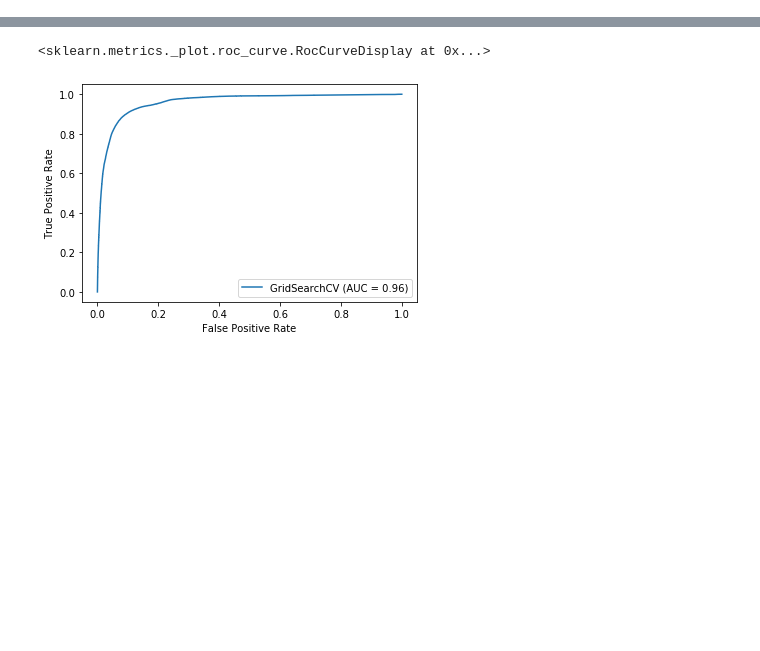
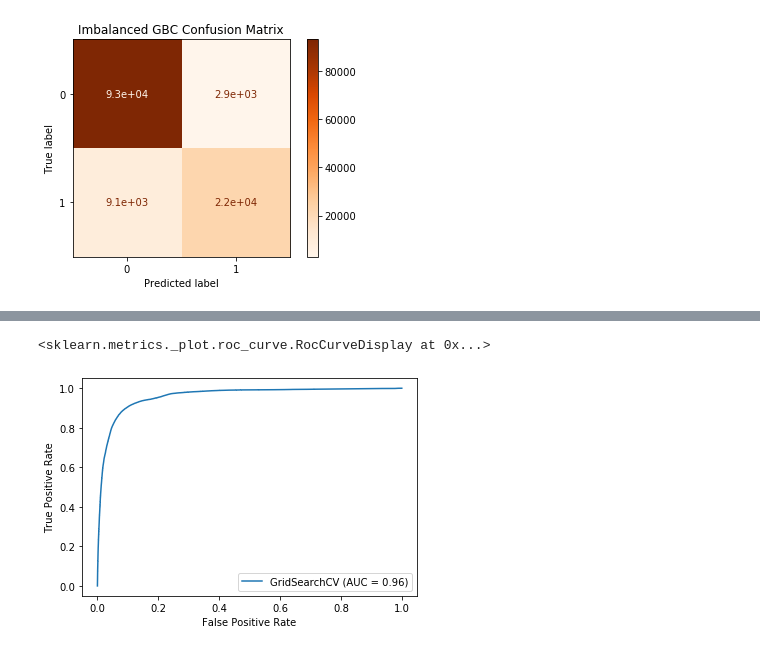
Before and after one commit to DJGump/loan_default_predicition, a Jupyter notebook: sba_loans_default_modeling.ipynb, the cells around one changed output, grey strips where cells are left out. Cells and saved outputs as stored; diff of their text form; code cells hidden in the pictures; blank space fills up the shorter version.

```diff
--- a/sba_loans_default_modeling.ipynb
+++ b/sba_loans_default_modeling.ipynb
@@ -526,0 +521,7 @@ plot_confusion_matrix(pipeline_cv_reclean, X_test, y_test, normalize="all")
+# %%
+plot_confusion_matrix(pipeline_cv_reclean, X_test, y_test, cmap="Oranges")
+plt.title("Imbalanced GBC Confusion Matrix")
+plt.savefig("figs/imbalanced_cm.png")
+plt.show()
+# %% [output]
+[figure, added]
```
Also changed, not shown: parts of 10 cells of this notebook, 4 other files.
